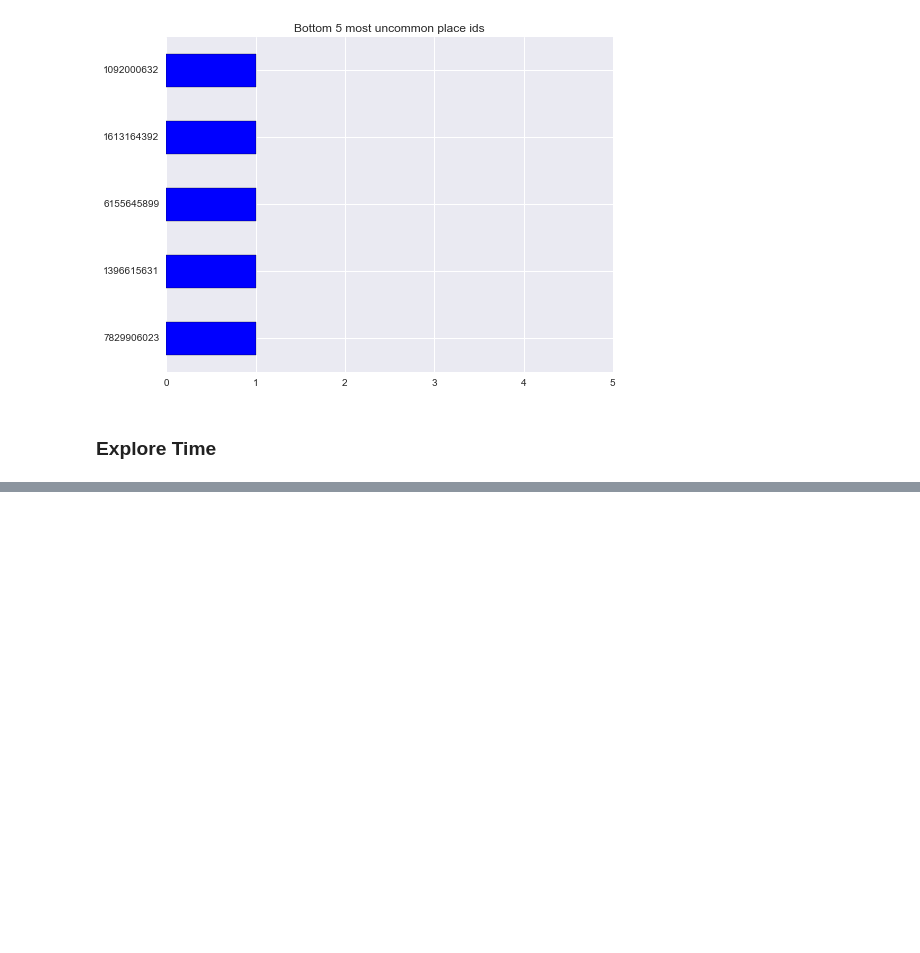
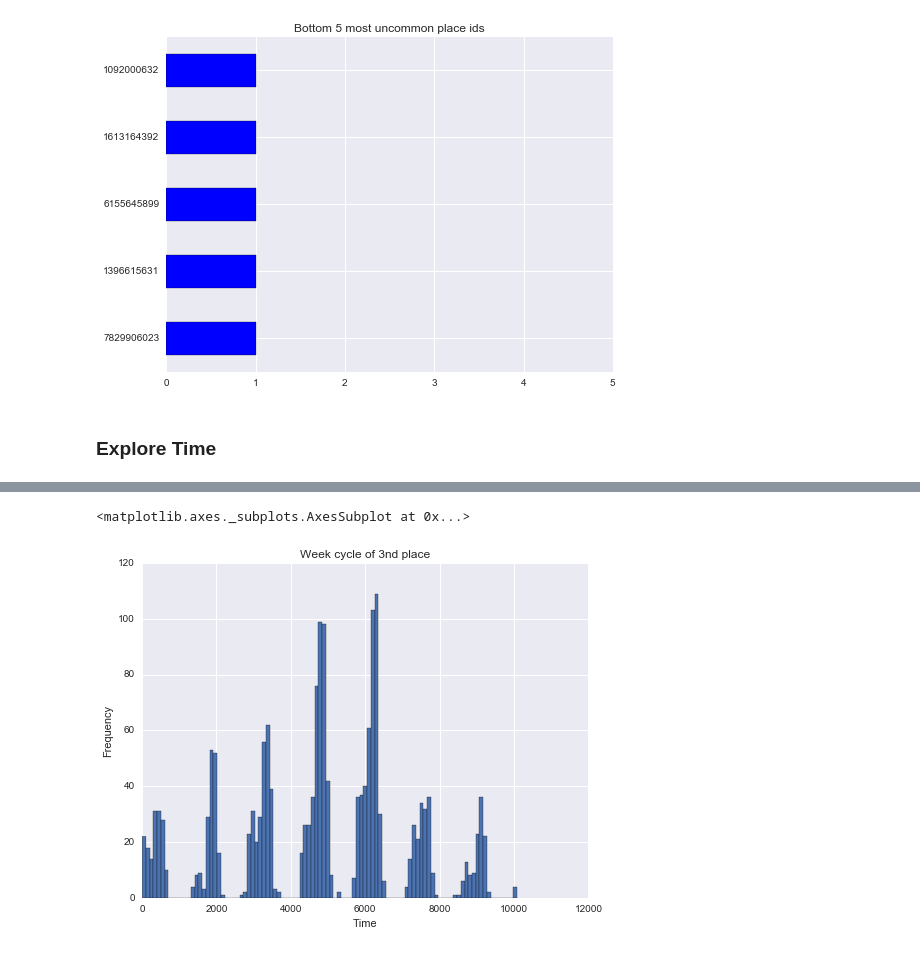
Before and after one commit to YungChunLu/MLND.Project5, a Jupyter notebook: Developing.ipynb, the cells around one changed output, grey strips where cells are left out. Cells and saved outputs as stored; diff of their text form; code cells hidden in the pictures; blank space fills up the shorter version.

```diff
--- a/Developing.ipynb
+++ b/Developing.ipynb
@@ -111,0 +124,11 @@ time.hist(bins=50)
+# %%
+# Top 3 place : 1308450003
+time = df_train[df_train['place_id']==1308450003]['time']
+time = time % (24*60*7)
+plt.xlabel('Time')
+plt.ylabel('Frequency')
+plt.title('Week cycle of 3nd place')
+time.hist(bins=100)
+# %% [output]
+<matplotlib.axes._subplots.AxesSubplot at 0x...>
+[figure, added]
```
Also changed, not shown: parts of 19 cells of this notebook.
